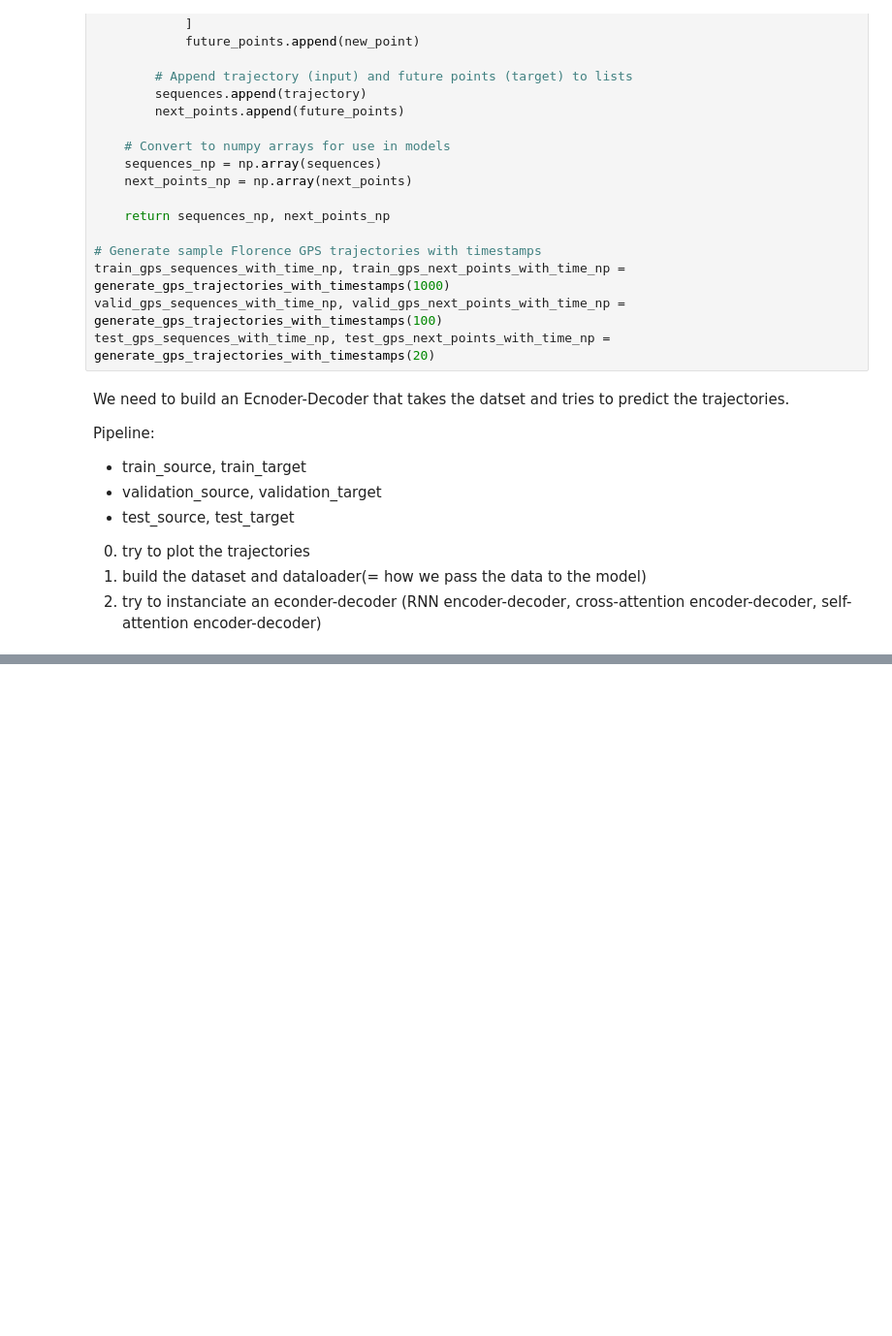
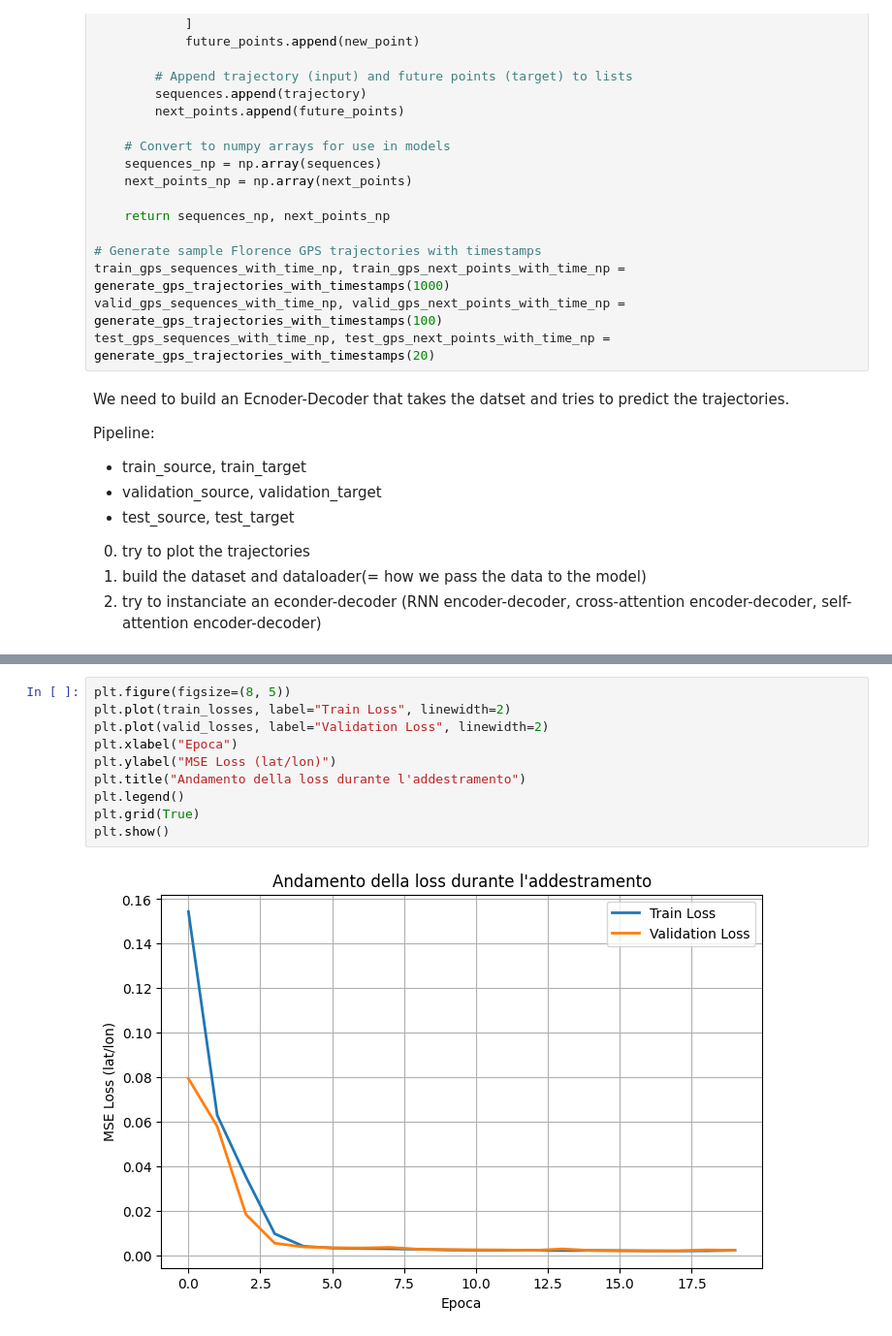
Before and after one commit to MatteoBollecchino/Corsi_Magistrale_SST, a Jupyter notebook: MLSA/AA20252026/notebooks/Lecture_5_Seq2Seq_with_Example.ipynb, the cells around one changed output, grey strips where cells are left out. Shown at 97% size. Cells and saved outputs as stored; diff of their text form; blank space fills up the shorter version.

```diff
--- a/MLSA/AA20252026/notebooks/Lecture_5_Seq2Seq_with_Example.ipynb
+++ b/MLSA/AA20252026/notebooks/Lecture_5_Seq2Seq_with_Example.ipynb
@@ -2195,0 +2463,12 @@ Pipeline:
+# %%
+plt.figure(figsize=(8, 5))
+plt.plot(train_losses, label="Train Loss", linewidth=2)
+plt.plot(valid_losses, label="Validation Loss", linewidth=2)
+plt.xlabel("Epoca")
+plt.ylabel("MSE Loss (lat/lon)")
+plt.title("Andamento della loss durante l'addestramento")
+plt.legend()
+plt.grid(True)
+plt.show()
+# %% [output]
+[figure, added]
```
Also changed, not shown: parts of 10 cells of this notebook.
